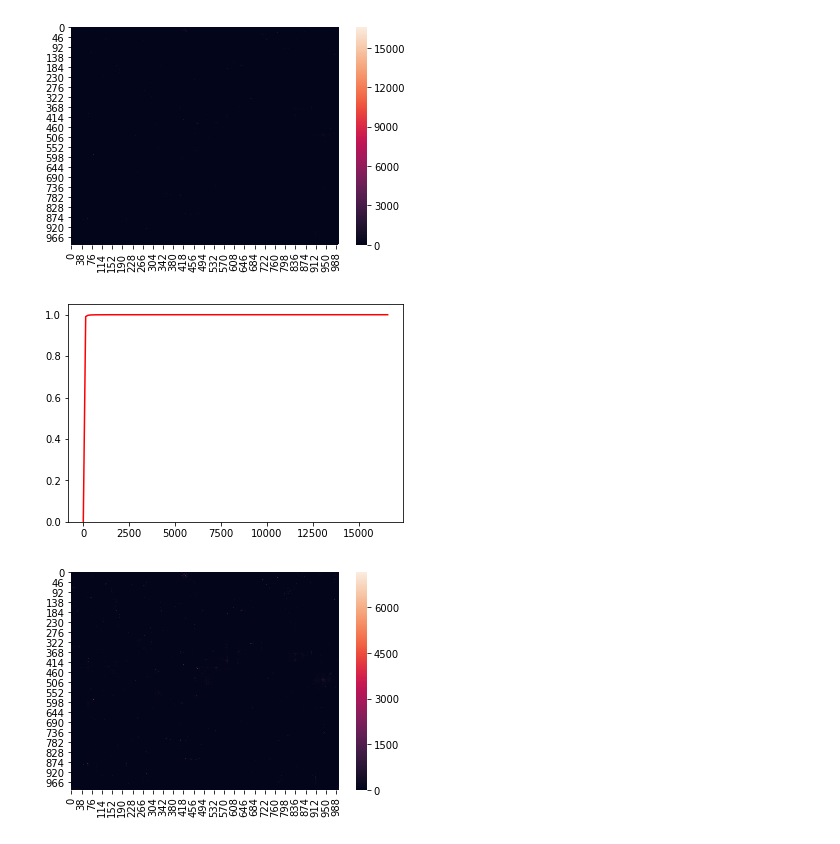
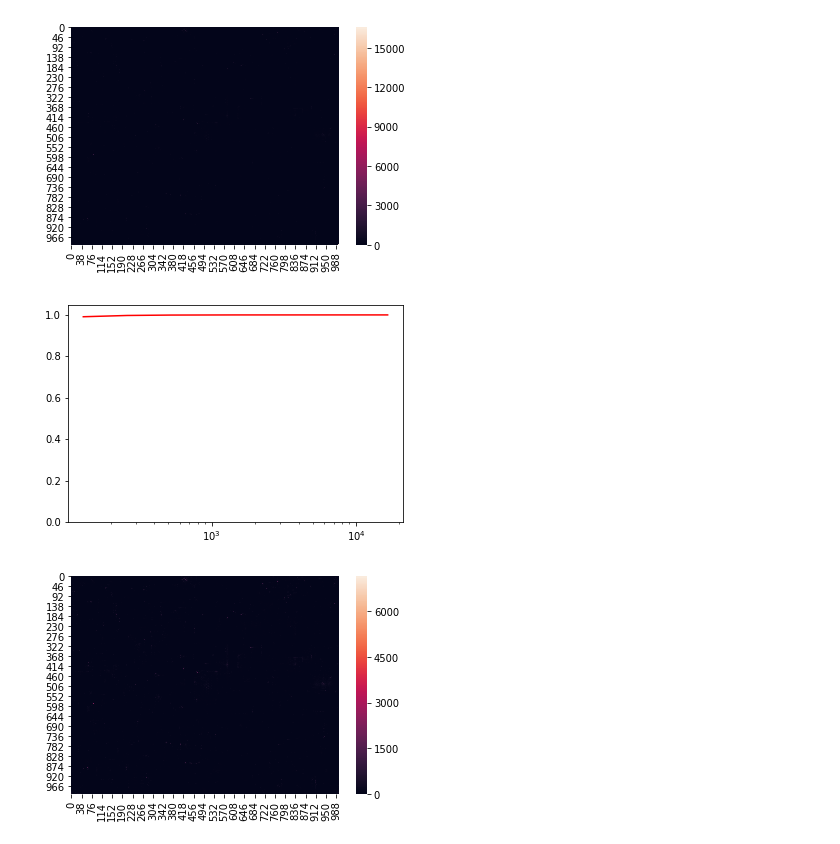
Before and after one commit to cedricviaccoz/warsonrplace, a Jupyter notebook: Data Exploration.ipynb, the cells around one changed output. Saved outputs shown, nothing was run; the diff lists cells and outputs as text; code cells hidden in the pictures.

Commit message:
Heatmap tentatives

```diff
--- a/Data Exploration.ipynb
+++ b/Data Exploration.ipynb
@@ -289,12 +289,14 @@ plt.show()
 # %%
 #We need to understand how the data is dispersed.
 valuesArr = np.reshape(heatMap, (1000**2, 1))
+_, ax = plt.subplots()
+ax.set(xscale="log")
 d = sns.distplot(valuesArr, color='r',
                  hist_kws=dict(cumulative=True),
                  kde_kws=dict(cumulative=True), hist = False)
 plt.show()
 # %% [output]
-[figure, old version]
+[figure, new version]
 # %%
 #well it is poorly distributed, let's remove the outlier
 heatMap[999][999] = 0
```
